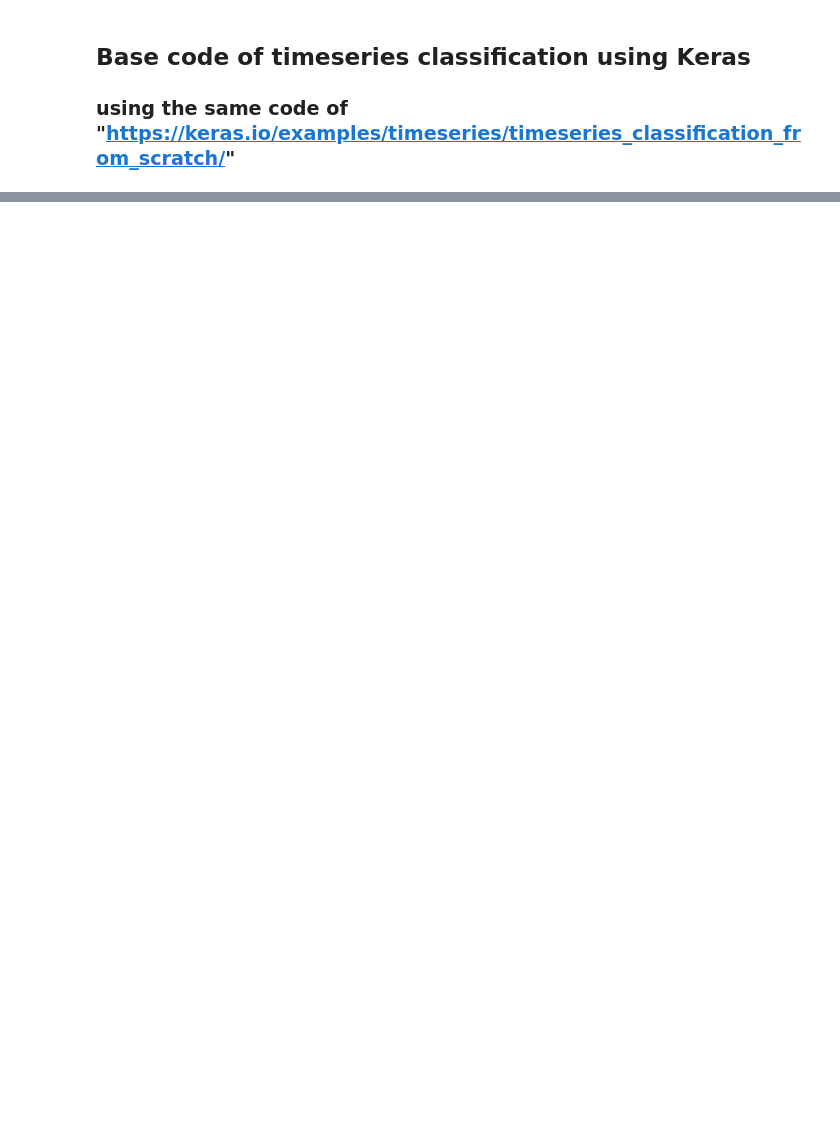
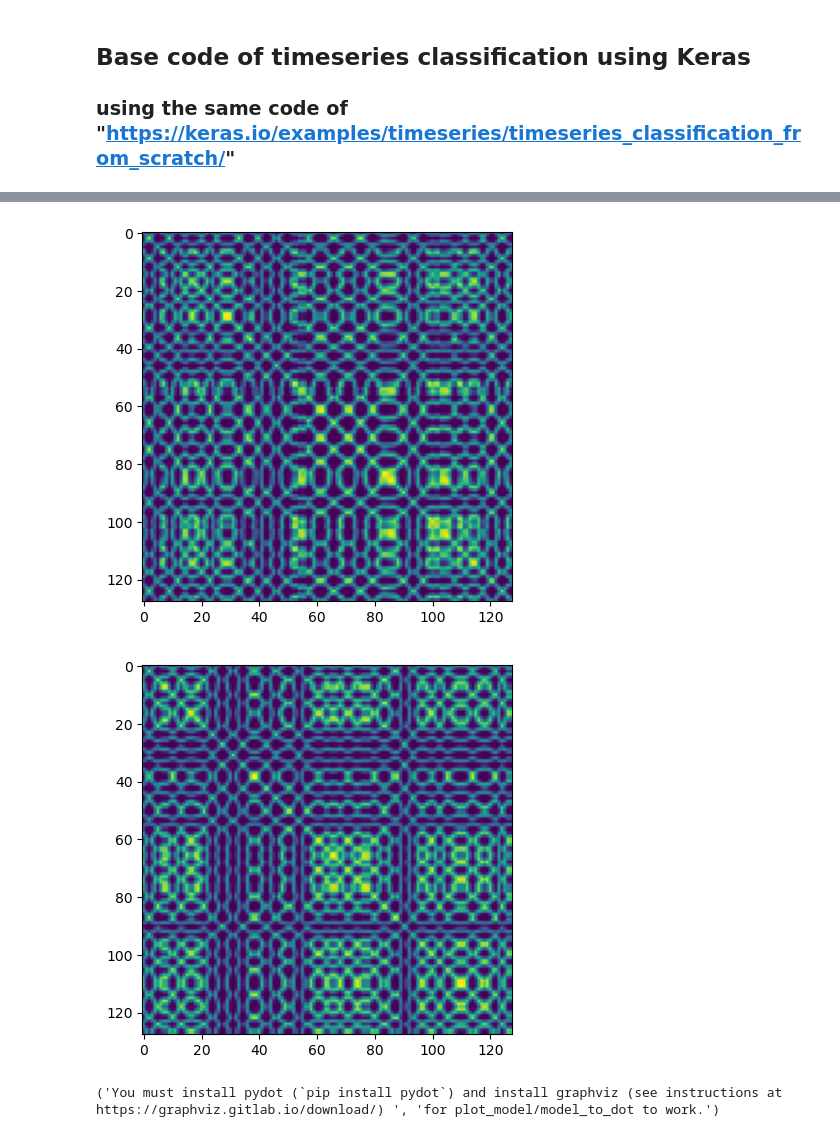
Before and after one commit to keigo8711/cnn_RecurrencePlot, a Jupyter notebook: cnn2d_RP_clatification.ipynb, the cells around one changed output, grey strips where cells are left out. Drawn from its saved outputs; the diff is of its cells as text; code cells hidden in the pictures; blank space fills up the shorter version.

```diff
--- a/cnn2d_RP_clatification.ipynb
+++ b/cnn2d_RP_clatification.ipynb
@@ -31,0 +35,13 @@ for i in range(2):
+# %%
+# eps:閾値の範囲. 2点間のy座標の差をeps刻みで評価する.
+# steps:画素値の種類.
+
+def RP_generate(s, eps=None, steps=None):
+    if eps==None: eps=0.1   # 閾値
+    if steps==None: steps=10   # 閾値を何段階設定するか
+    d = sklearn.metrics.pairwise.pairwise_distances(s)   # 距離行列
+    d = np.floor(d / eps)   # Unthresholded Recurrence Plot
+    d[d > steps] = steps
+    d_steps = steps * np.ones(d.shape)
+    d_re = d_steps - d   # 閾値内に入った時に点をプロットするような仕様に変更
+    return d_re
@@ -31,0 +90,10 @@ for i in range(2):
+# %%
+for c in classes:
+    plt.figure()
+    c_X_train = X_train[y_train == c,:,:]
+    plt.imshow(c_X_train[0], label="class " + str(c))
+    plt.show()
+    plt.close()
+# %% [output]
+[figure, added]
+[figure, added]
@@ -56,7 +128,7 @@ clean_df['year'] = clean_df['day'] / 365.2425
 def make_model(input_shape):
     input_layer = keras.layers.Input(input_shape)
 
-    conv1 = keras.layers.Conv2D(filters1, (kernel,kernel), activation='relu', input_shape=(1, X.shape[1], X.shape[2]), data_format='channels_first')(input_layer)
+    conv1 = keras.layers.Conv2D(filters1, (kernel,kernel), activation='relu', data_format='channels_first')(input_layer)
     conv1 = keras.layers.MaxPooling2D(slide,slide)(conv1)
     conv1 = keras.layers.Dropout(dropout1)(conv1)
 
@@ -71,3 +143,8 @@ def make_model(input_shape):
     output_layer = keras.layers.Dense(2, activation="softmax")(conv3)
 
     return keras.models.Model(inputs=input_layer, outputs=output_layer)
+
+model = make_model(input_shape=X_train.shape[1:])
+keras.utils.plot_model(model, show_shapes=True)
+# %% [output]
+('You must install pydot (`pip install pydot`) and install graphviz (see instructions at https://graphviz.gitlab.io/download/) ', 'for plot_model/model_to_dot to work.')
```
Also changed, not shown: parts of 23 cells of this notebook.
